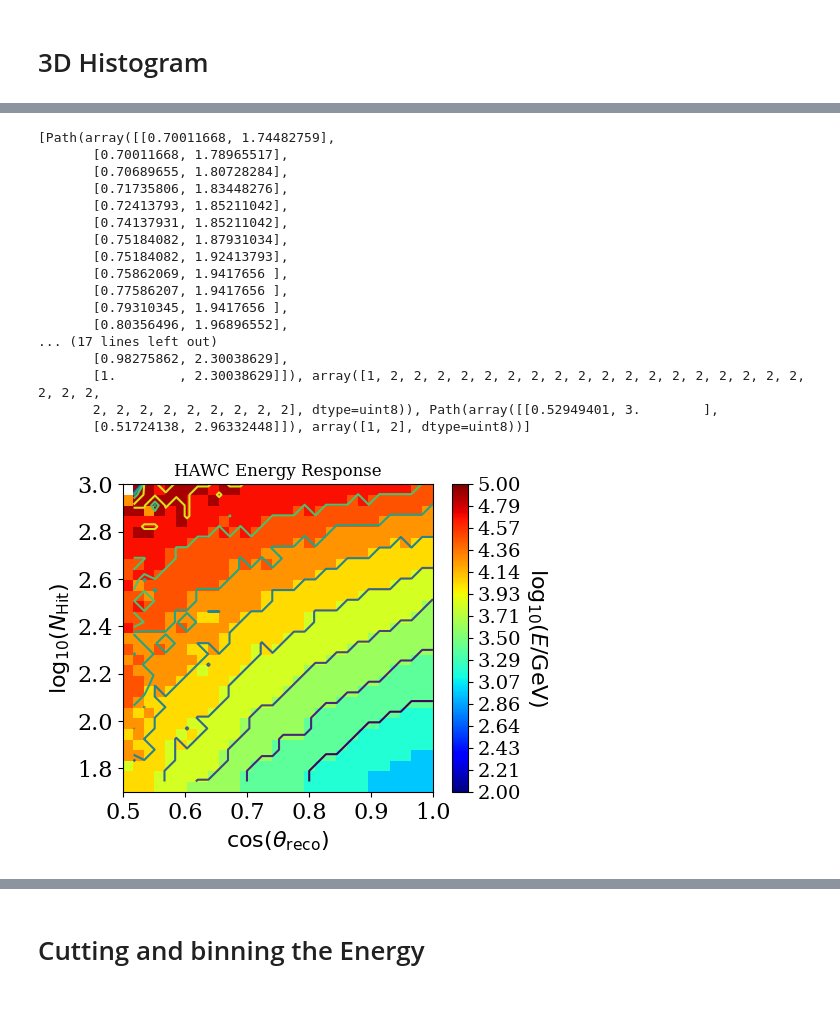
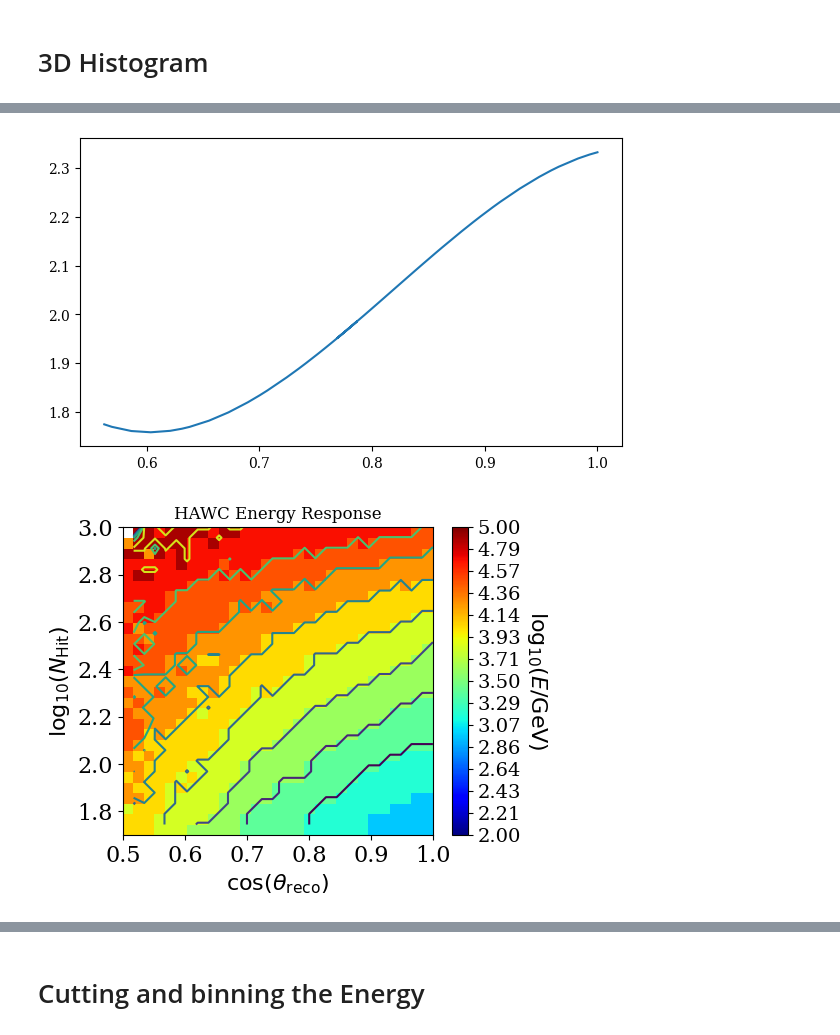
Before and after one commit to riyakore/WIPAC, a Jupyter notebook: Monte_Carlo_Data.ipynb, the cells around one changed output, grey strips where cells are left out. Cells and saved outputs as stored; diff of their text form; code cells hidden in the pictures; blank space fills up the shorter version.

```diff
--- a/Monte_Carlo_Data.ipynb
+++ b/Monte_Carlo_Data.ipynb
@@ -385,0 +393,3 @@ make_energy_histo(pass_5_dict['rec proton energy'], pass_5_dict['zenith'], pass_
+# %%
+vertices_5 = get_contour_verts(intercept_paths_5)
+vertices_dict_5 = contour_lines_dict(vertices_5)
@@ -385,0 +420,2 @@ make_energy_histo(pass_5_dict['rec proton energy'], pass_5_dict['zenith'], pass_
+# %%
+p = np.polyfit(vertices_dict_5['line 1'][0], vertices_dict_5['line 1'][1], 3)
@@ -385,0 +428,9 @@ make_energy_histo(pass_5_dict['rec proton energy'], pass_5_dict['zenith'], pass_
+# %%
+def func(lines_dict, p):
+    y = np.zeros_like(lines_dict['line 1'][0])
+    for i in range(len(p)):
+        y += (p[i] * (lines_dict['line 1'][0]**(len(p) - 1 - i)))
+
+    return y
+# %%
+y = func(vertices_dict_5, p)
@@ -386,23 +449,12 @@ make_energy_histo(pass_5_dict['rec proton energy'], pass_5_dict['zenith'], pass_
+# %%
+plt.figure(figsize = (7,4))
+plt.plot(vertices_dict_5['line 1'][0], y)
+plt.show()
+# %% [output]
+[figure, added]
 # %%
-make_energy_histo(pass_4_dict['rec proton energy'], pass_4_dict['zenith'], pass_4_dict['weight'],
+intercept_paths_4 = make_energy_histo(pass_4_dict['rec proton energy'], pass_4_dict['zenith'], pass_4_dict['weight'],
                   pass_4_dict['pinc'], pass_4_dict['true energy'], pass_4_dict['nHit']
                       ,bin_sizes,title="HAWC Energy Response")
 # %% [output]
-[Path(array([[0.70011668, 1.74482759],
-       [0.70011668, 1.78965517],
-       [0.70689655, 1.80728284],
-       [0.71735806, 1.83448276],
-       [0.72413793, 1.85211042],
-       [0.74137931, 1.85211042],
-       [0.75184082, 1.87931034],
-       [0.75184082, 1.92413793],
-       [0.75862069, 1.9417656 ],
-       [0.77586207, 1.9417656 ],
-       [0.79310345, 1.9417656 ],
-       [0.80356496, 1.96896552],
-... (17 lines left out)
-       [0.98275862, 2.30038629],
-       [1.        , 2.30038629]]), array([1, 2, 2, 2, 2, 2, 2, 2, 2, 2, 2, 2, 2, 2, 2, 2, 2, 2, 2, 2, 2, 2,
-       2, 2, 2, 2, 2, 2, 2, 2, 2], dtype=uint8)), Path(array([[0.52949401, 3.        ],
-       [0.51724138, 2.96332448]]), array([1, 2], dtype=uint8))]
 [figure]
```
Also changed, not shown: parts of 16 cells of this notebook.
